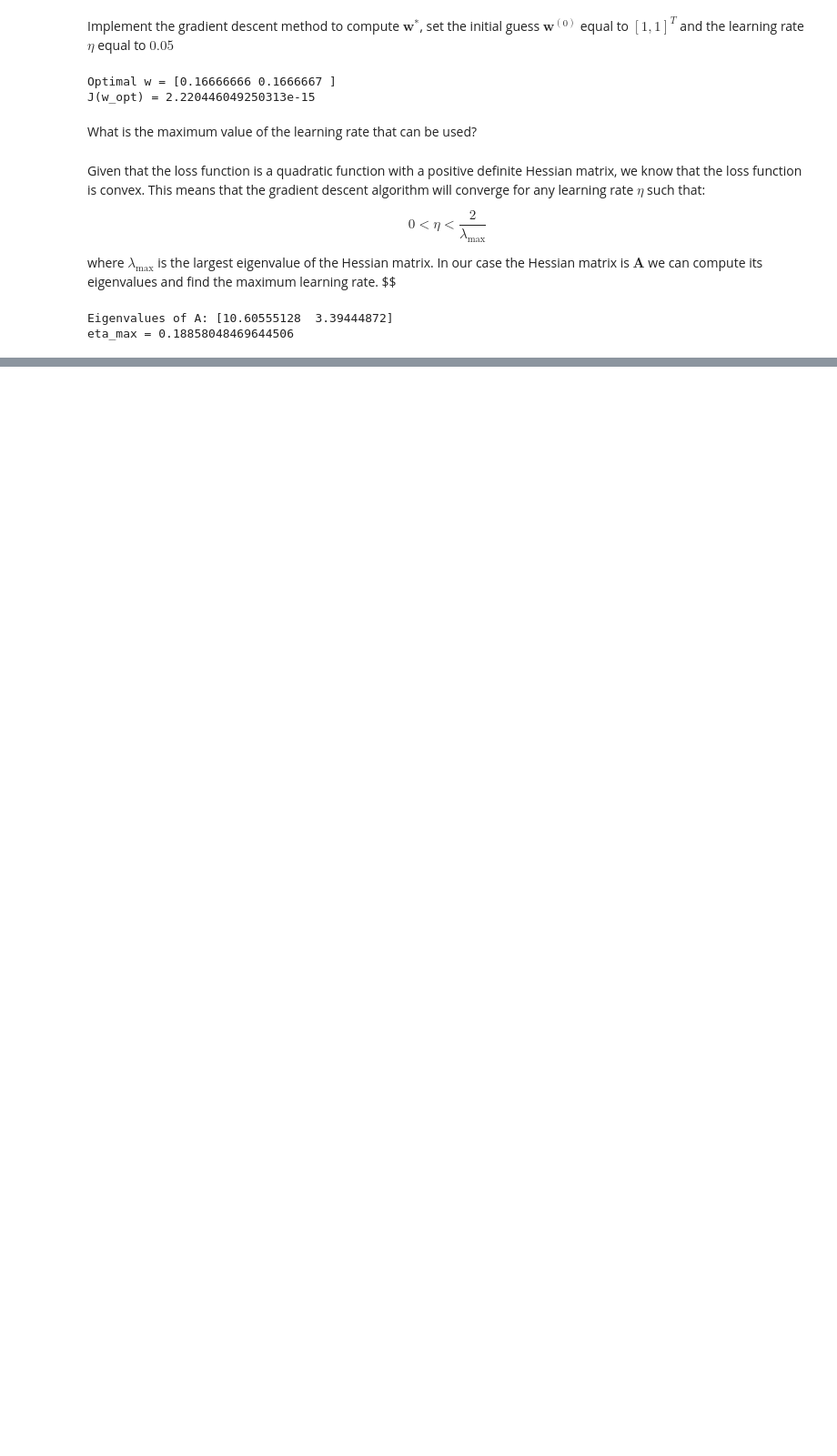
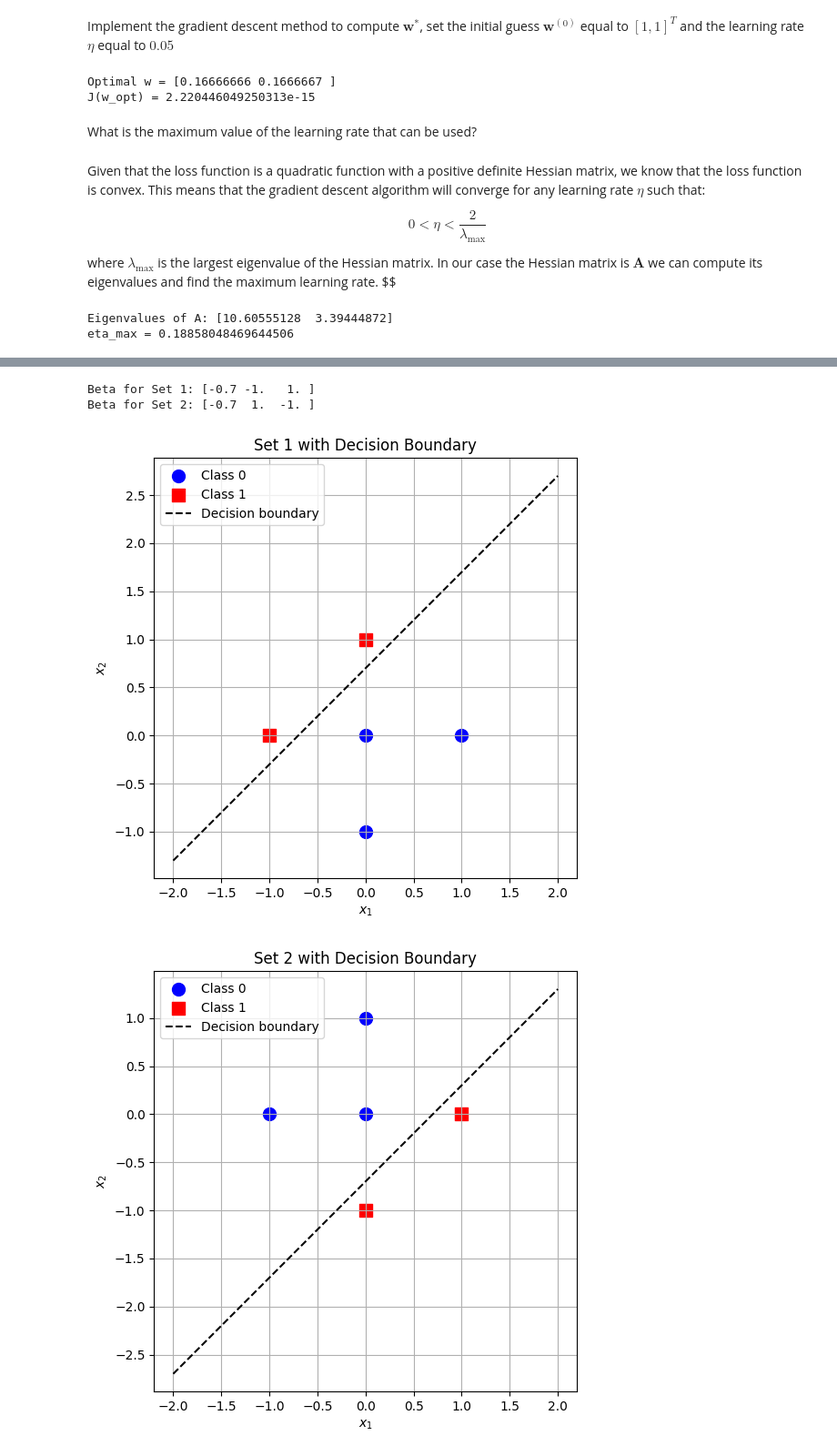
Before and after one commit to mirkomanset/naml_exams, a Jupyter notebook: notebooks/AA_24_25/Exam_2025_01_26.ipynb, the cells around one changed output, grey strips where cells are left out. Shown at 91% size. Drawn from its saved outputs; the diff is of its cells as text; code cells hidden in the pictures; blank space fills up the shorter version.

```diff
--- a/notebooks/AA_24_25/Exam_2025_01_26.ipynb
+++ b/notebooks/AA_24_25/Exam_2025_01_26.ipynb
@@ -376,0 +512,16 @@ eta_max = 0.18858048469644506
+# %%
+X1, y1 = set1[:, :2], set1[:, 2]
+X2, y2 = set2[:, :2], set2[:, 2]
+
+beta1 = compute_beta(X1, y1)
+beta2 = compute_beta(X2, y2)
+
+print("Beta for Set 1:", beta1)
+print("Beta for Set 2:", beta2)
+plot_set_with_boundary(X1, y1, beta1, "Set 1 with Decision Boundary")
+plot_set_with_boundary(X2, y2, beta2, "Set 2 with Decision Boundary")
+# %% [output]
+Beta for Set 1: [-0.7 -1.   1. ]
+Beta for Set 2: [-0.7  1.  -1. ]
+[figure, added]
+[figure, added]
```
Also changed, not shown: parts of 16 cells of this notebook, 18 other files.
